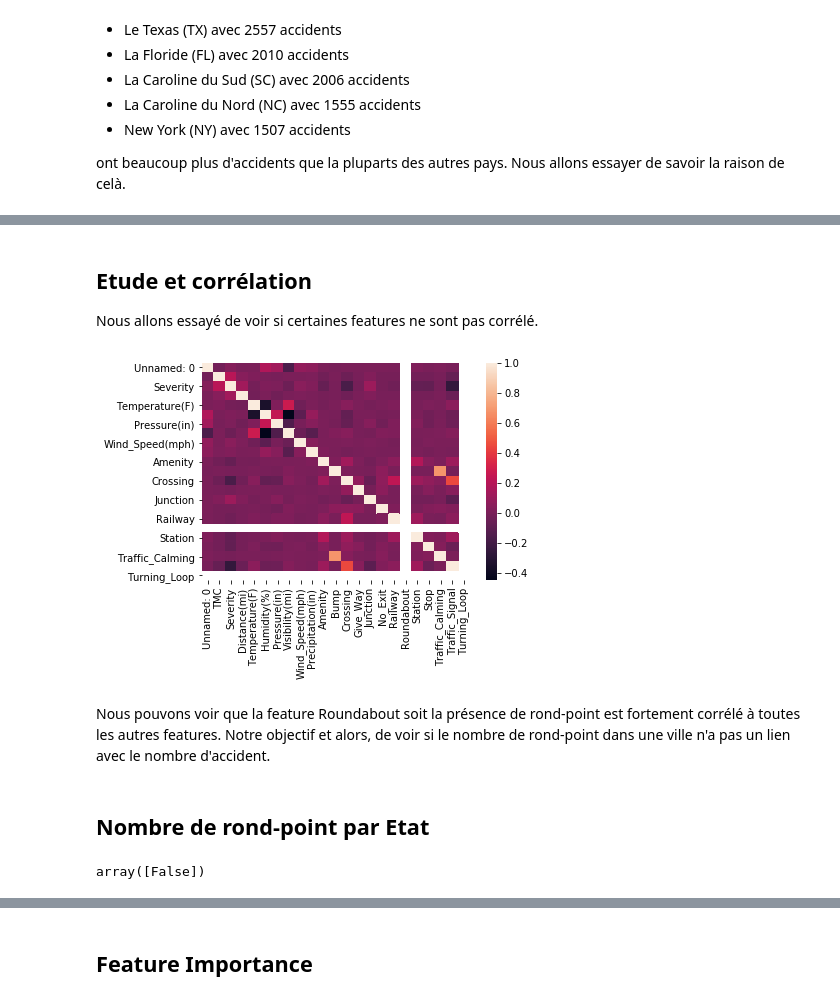
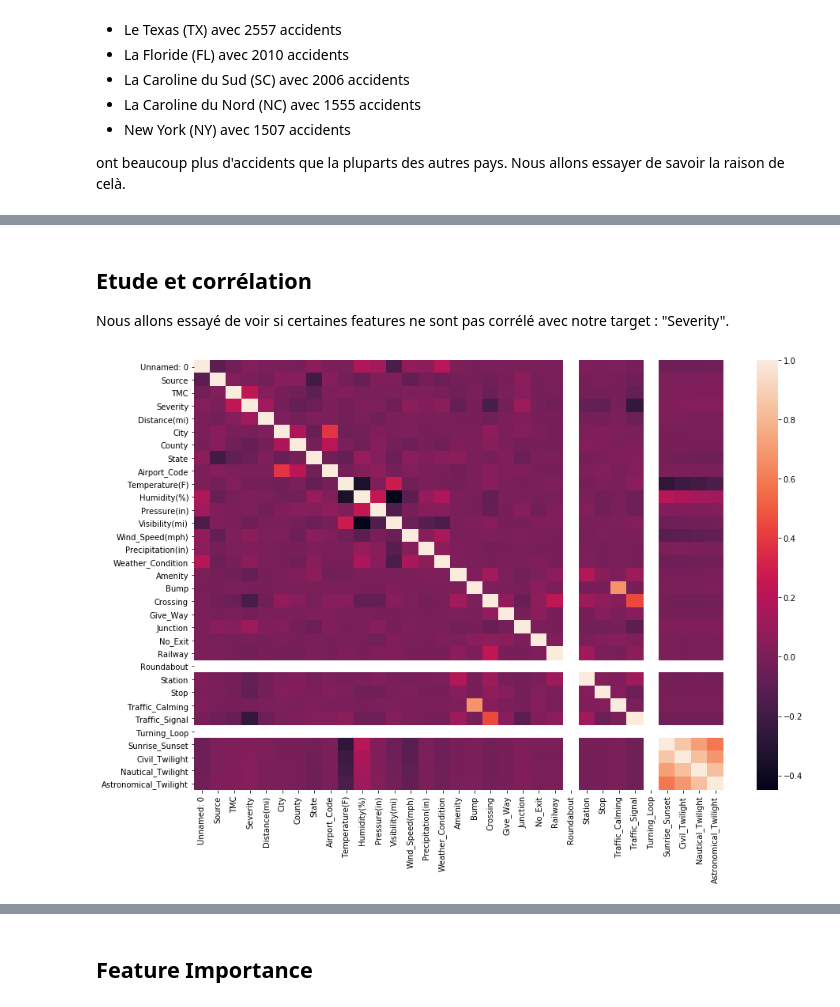
Before and after one commit to alphab2000x/python, a Jupyter notebook: Master2/Projet5/US_Accident.ipynb, the cells around one changed output, grey strips where cells are left out. Saved outputs shown, nothing was run; the diff lists cells and outputs as text; code cells hidden in the pictures.

```diff
--- a/Master2/Projet5/US_Accident.ipynb
+++ b/Master2/Projet5/US_Accident.ipynb
@@ -126,3 +132,41 @@ accident = accident.dropna(how='any')
+# %%
+# On convertie les colonnes dans le type qui nous interessent
+
+accident['Source'] = LabelEncoder().fit_transform(accident['Source'])
+
+accident.TMC = accident['TMC'].astype('category').cat.codes
+
+accident.City = accident['City'].astype('category').cat.codes
+
+accident.State = accident['State'].astype('category').cat.codes
+
+accident.County = accident['County'].astype('category').cat.codes
+
+accident.Airport_Code = accident['Airport_Code'].astype('category').cat.codes
+
+accident.Sunrise_Sunset =accident['Sunrise_Sunset'].astype('category').cat.codes
+
+accident.Weather_Condition = accident['Weather_Condition'].astype('category').cat.codes
+
+accident.Nautical_Twilight = accident['Nautical_Twilight'].astype('category').cat.codes
+
+accident.Astronomical_Twilight = accident['Astronomical_Twilight'].astype('category').cat.codes
+
+accident.Civil_Twilight = accident['Civil_Twilight'].astype('category').cat.codes
+
+accident['Amenity'] = LabelEncoder().fit_transform(accident['Amenity'])
+accident['Bump'] = LabelEncoder().fit_transform(accident['Bump'])
+accident['Crossing'] = LabelEncoder().fit_transform(accident['Crossing'])
+accident['Give_Way'] = LabelEncoder().fit_transform(accident['Give_Way'])
+accident['Junction'] = LabelEncoder().fit_transform(accident['Junction'])
+accident['No_Exit'] = LabelEncoder().fit_transform(accident['No_Exit'])
+accident['Railway'] = LabelEncoder().fit_transform(accident['Railway'])
+accident['Roundabout'] = LabelEncoder().fit_transform(accident['Roundabout'])
+accident['Station'] = LabelEncoder().fit_transform(accident['Station'])
+accident['Stop'] = LabelEncoder().fit_transform(accident['Stop'])
+accident['Traffic_Calming'] = LabelEncoder().fit_transform(accident['Traffic_Calming'])
+accident['Traffic_Signal'] = LabelEncoder().fit_transform(accident['Traffic_Signal'])
+accident['Turning_Loop'] = LabelEncoder().fit_transform(accident['Turning_Loop'])
 # %%
 # On va séparer notre target de nos colonnes
 
@@ -250,16 +303,9 @@ ont beaucoup plus d'accidents que la pluparts des autres pays. Nous allons essay
 # %% [markdown]
 ## Etude et corrélation
 
-Nous allons essayé de voir si certaines features ne sont pas corrélé.
+Nous allons essayé de voir si certaines features ne sont pas corrélé avec notre target : "Severity".
 # %%
+plt.figure(figsize=(15,10))
 corr = sns.heatmap(accident.corr())
 # %% [output]
-[figure, old version]
+[figure, new version]
-# %% [markdown]
-Nous pouvons voir que la feature Roundabout soit la présence de rond-point est fortement corrélé à toutes les autres features. Notre objectif et alors, de voir si le nombre de rond-point dans une ville n'a pas un lien avec le nombre d'accident.
-# %% [markdown]
-## Nombre de rond-point par Etat
-# %%
-accident.Roundabout.unique()
-# %% [output]
-array([False])
```
Also changed, not shown: parts of 16 cells of this notebook.
